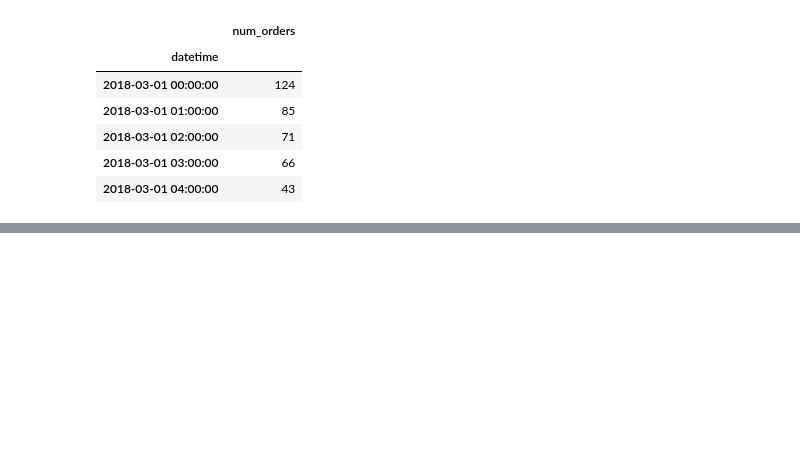
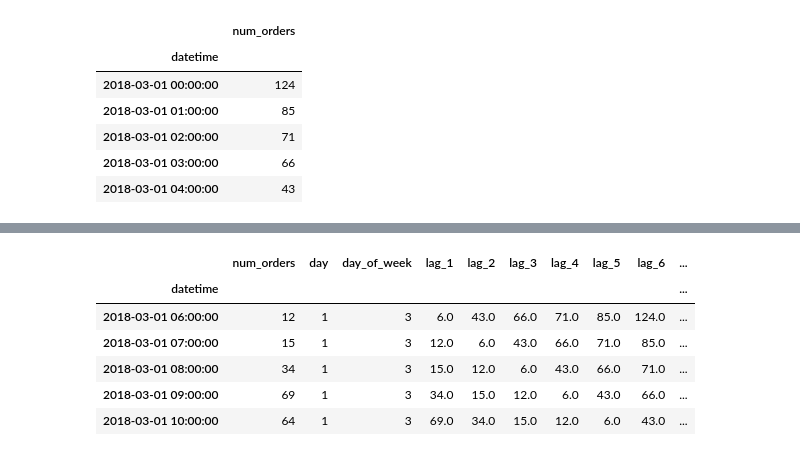
Before and after one commit to Doppler-67/taxi-orders-forecasting, a Jupyter notebook: taxi.ipynb, the cells around one changed output, grey strips where cells are left out. Cells and saved outputs as stored; diff of their text form; code cells hidden in the pictures; blank space fills up the shorter version.

```diff
--- a/taxi.ipynb
+++ b/taxi.ipynb
@@ -74,0 +107,26 @@ data.head()
+# %%
+def add_features(data, amount_of_lags=6, rolling_window=6):
+    modified_data = data.copy()
+    modified_data['day'] = data.index.day
+    modified_data['day_of_week'] = data.index.dayofweek
+
+    for i in range(1, amount_of_lags+1):
+        modified_data['lag_{}'.format(i)] = modified_data['num_orders'].shift(i)
+
+    modified_data['rolling_mean_1'] = modified_data['num_orders'].shift().rolling(rolling_window).mean()
+
+    modified_data = modified_data.dropna()
+
+    return modified_data
+# %%
+modified_data = add_features(data)
+# %%
+modified_data.head()
+# %% [output]
+|  | num_orders | day | day_of_week | lag_1 | lag_2 | lag_3 | lag_4 | lag_5 | lag_6 | ... |
+| datetime |  |  |  |  |  |  |  |  |  | ... |
+| 2018-03-01 06:00:00 | 12 | 1 | 3 | 6.0 | 43.0 | 66.0 | 71.0 | 85.0 | 124.0 | ... |
+| 2018-03-01 07:00:00 | 15 | 1 | 3 | 12.0 | 6.0 | 43.0 | 66.0 | 71.0 | 85.0 | ... |
+| 2018-03-01 08:00:00 | 34 | 1 | 3 | 15.0 | 12.0 | 6.0 | 43.0 | 66.0 | 71.0 | ... |
+| 2018-03-01 09:00:00 | 69 | 1 | 3 | 34.0 | 15.0 | 12.0 | 6.0 | 43.0 | 66.0 | ... |
+| 2018-03-01 10:00:00 | 64 | 1 | 3 | 69.0 | 34.0 | 15.0 | 12.0 | 6.0 | 43.0 | ... |
```
Also changed, not shown: parts of 9 cells of this notebook.
